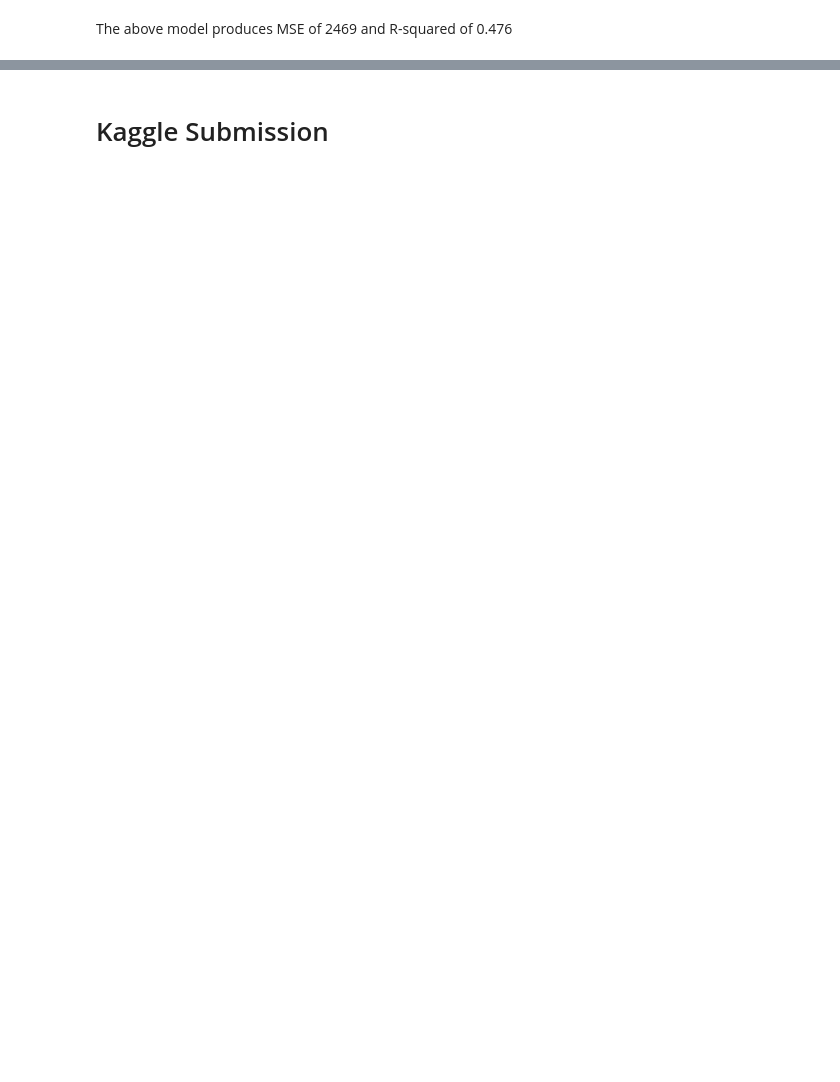
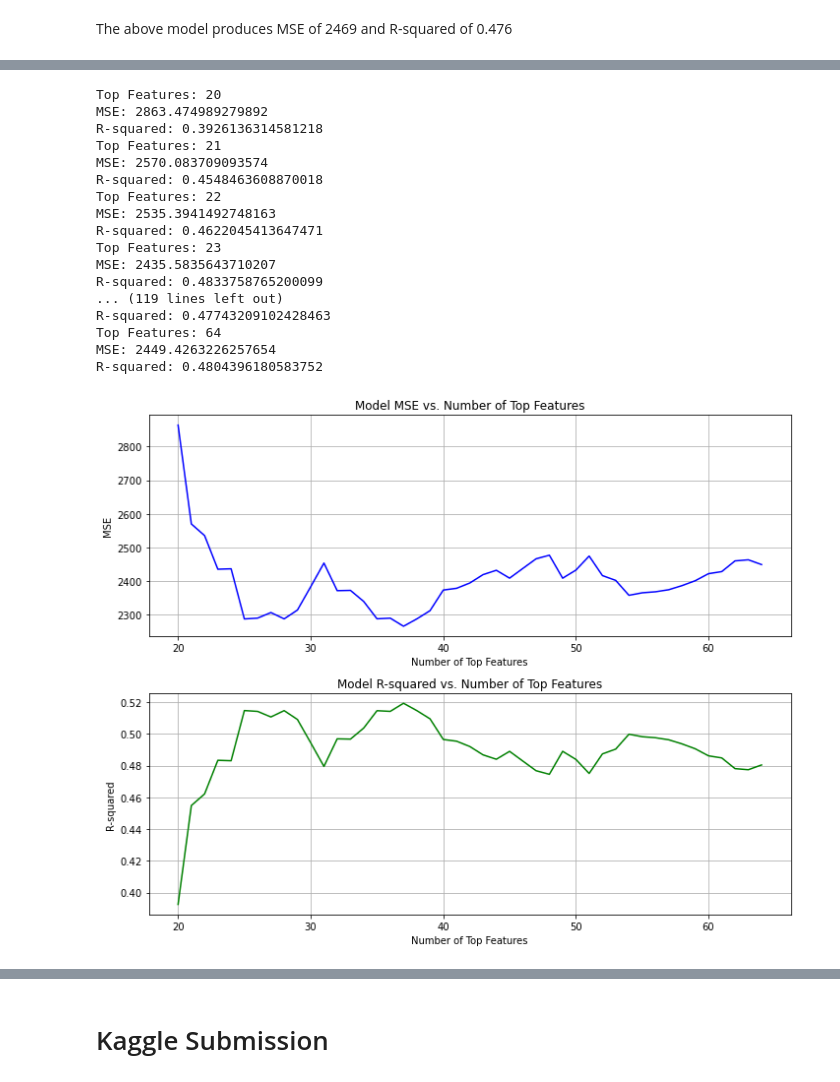
Before and after one commit to lukekerwin/GP1_DS310, a Jupyter notebook: Brian_proj.ipynb, the cells around one changed output, grey strips where cells are left out. Saved outputs shown, nothing was run; the diff lists cells and outputs as text; code cells hidden in the pictures; blank space fills up the shorter version.

```diff
--- a/Brian_proj.ipynb
+++ b/Brian_proj.ipynb
@@ -778,0 +965,78 @@ R-squared: 0.06343093352790352
+# %%
+import matplotlib.pyplot as plt
+
+# Initialize lists to store MSE and R2 values
+mse_values = []
+r2_values = []
+
+# Define the range of top features (20 to 64)
+top_feature_ranges = range(20, 65)
+
+# Create subplots
+fig, (ax1, ax2) = plt.subplots(2, 1, figsize=(10, 8))
+
+for top_features in top_feature_ranges:
+    # Get the top 'top_features' indices
+    top_indices = np.argsort(feature_importance)[-top_features:]
+
+    # Create a new feature matrix containing only the top 'top_features' features
+    X_train_top = X_train_poly[:, top_indices]
+    X_test_top = X_test_poly[:, top_indices]
+
+    # Refit the model using the reduced feature matrix
+    model = GradientBoostingRegressor(**params)
+    model.fit(X_train_top, y_train)
+
+    # Make predictions with the model using the top 'top_features' features
+    y_pred = model.predict(X_test_top)
+
+    # Calculate Mean Squared Error (MSE) and R-squared (R2)
+    mse = mean_squared_error(y_test, y_pred)
+    r2 = r2_score(y_test, y_pred)
+
+    # Append MSE and R2 values to the lists
+    mse_values.append(mse)
+    r2_values.append(r2)
+
+    print("Top Features:", top_features)
+    print("MSE:", mse)
+    print("R-squared:", r2)
+
+# Plot MSE
+ax1.plot(top_feature_ranges, mse_values, label='MSE', color='blue')
+ax1.set_xlabel('Number of Top Features')
+ax1.set_ylabel('MSE')
+ax1.set_title('Model MSE vs. Number of Top Features')
+ax1.grid()
+
+# Plot R2
+ax2.plot(top_feature_ranges, r2_values, label='R-squared', color='green')
+ax2.set_xlabel('Number of Top Features')
+ax2.set_ylabel('R-squared')
+ax2.set_title('Model R-squared vs. Number of Top Features')
+ax2.grid()
+
+# Adjust spacing between subplots
+plt.tight_layout()
+
+# Show the subplots
+plt.show()
+# %% [output]
+Top Features: 20
+MSE: 2863.474989279892
+R-squared: 0.3926136314581218
+Top Features: 21
+MSE: 2570.083709093574
+R-squared: 0.4548463608870018
+Top Features: 22
+MSE: 2535.3941492748163
+R-squared: 0.4622045413647471
+Top Features: 23
+MSE: 2435.5835643710207
+R-squared: 0.4833758765200099
+... (119 lines left out)
+R-squared: 0.47743209102428463
+Top Features: 64
+MSE: 2449.4263226257654
+R-squared: 0.4804396180583752
+[figure, added]
```
Also changed, not shown: parts of 41 cells of this notebook, 3 other files.
